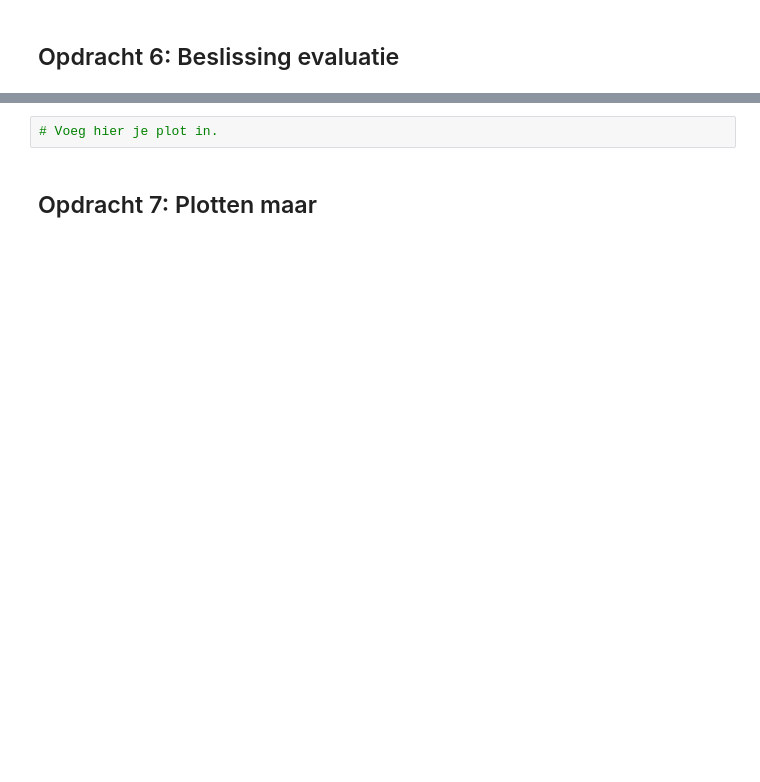
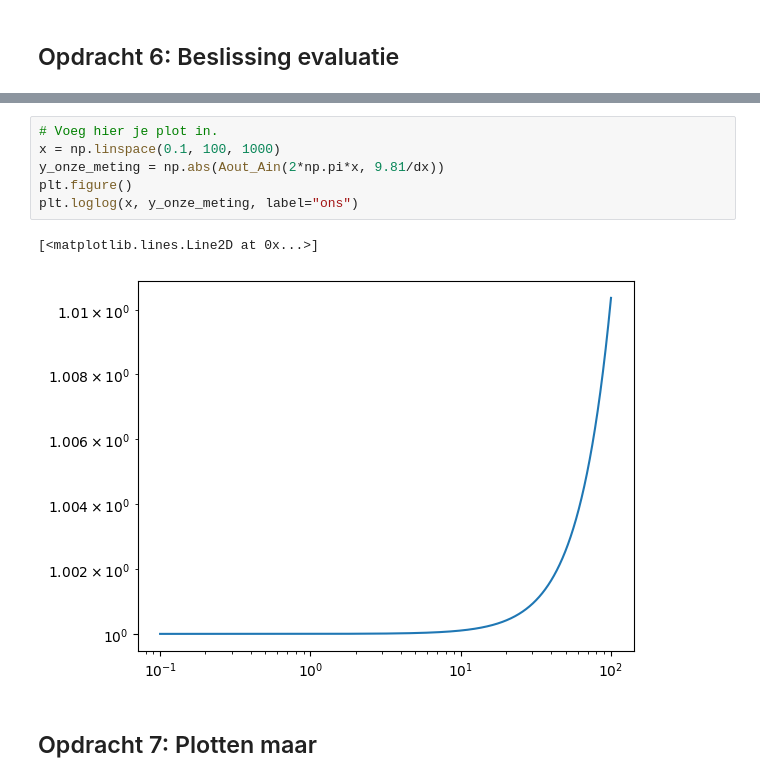
Before and after one commit to owenvanderwal/opdrachten-DEF-D, a Jupyter notebook: FysiekeOntwerpopdrachten/5MaakEenOpstellingTrillingsvrij/Ontwerpopdracht5MaakEenOpstellingTrillingsvrijInvulTemplate.ipynb, the cells around one changed output, grey strips where cells are left out. Cells and saved outputs as stored; diff of their text form; blank space fills up the shorter version.

```diff
--- a/FysiekeOntwerpopdrachten/5MaakEenOpstellingTrillingsvrij/Ontwerpopdracht5MaakEenOpstellingTrillingsvrijInvulTemplate.ipynb
+++ b/FysiekeOntwerpopdrachten/5MaakEenOpstellingTrillingsvrij/Ontwerpopdracht5MaakEenOpstellingTrillingsvrijInvulTemplate.ipynb
@@ -148,6 +149,13 @@ Deze grafiek heb je later weer nodig om je gemeten punten aan toe te voegen. Ga
 Als je hier negatief geantwoord hebt, kopieer onder deze cel dan alle cellen van Synthese tot en met Evaluation & decision en doorloop dat deel van het ontwerp proces nogmaals.
 # %%
 # Voeg hier je plot in.
+x = np.linspace(0.1, 100, 1000)
+y_onze_meting = np.abs(Aout_Ain(2*np.pi*x, 9.81/dx))
+plt.figure()
+plt.loglog(x, y_onze_meting, label="ons")
+# %% [output]
+[<matplotlib.lines.Line2D at 0x...>]
+[figure, added]
 # %% [markdown]
 ## Opdracht 7: Plotten maar
 # %%
```
Also changed, not shown: parts of 10 cells of this notebook, 1 other file.
